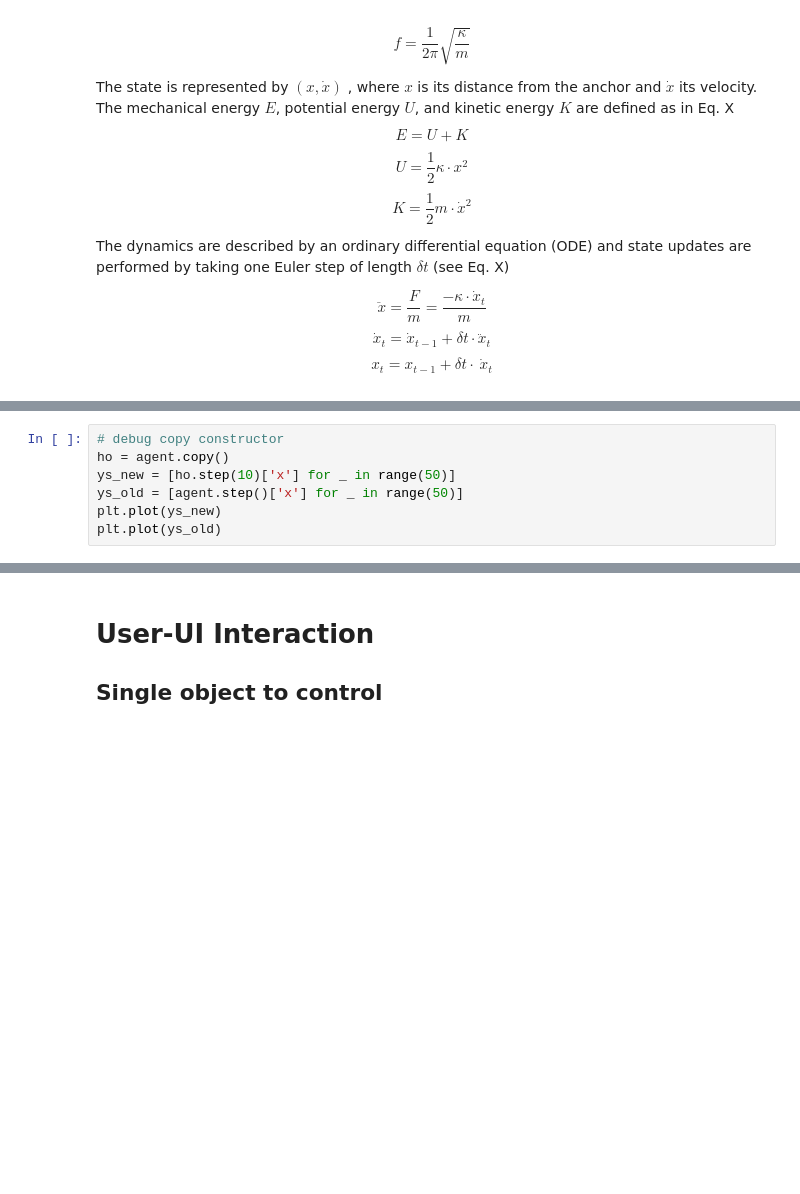
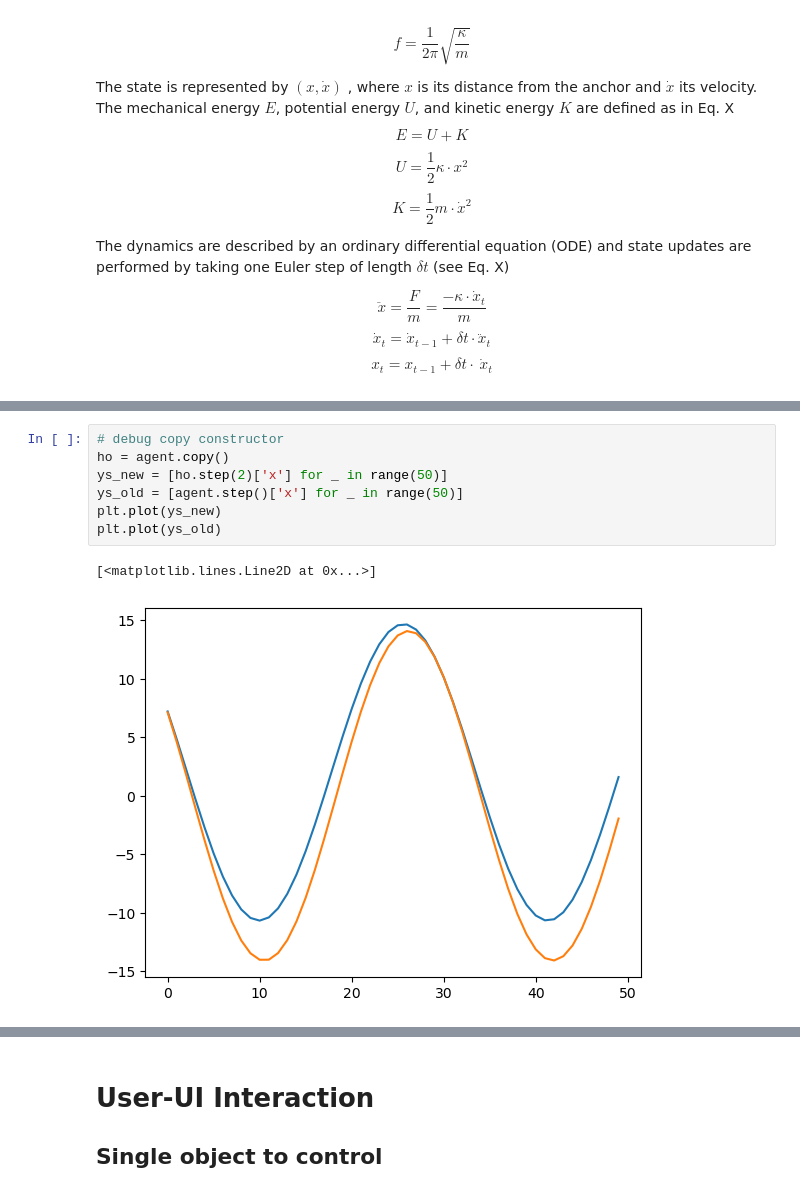
Before and after one commit to drsstein/ai_workshop_2023, a Jupyter notebook: notebooks/harmonic_oscillator_target_selection.ipynb, the cells around one changed output, grey strips where cells are left out. Drawn from its saved outputs; the diff is of its cells as text; blank space fills up the shorter version.

```diff
--- a/notebooks/harmonic_oscillator_target_selection.ipynb
+++ b/notebooks/harmonic_oscillator_target_selection.ipynb
@@ -298,10 +298,13 @@ plt.ylim([0, np.max(es)]);
 # %%
 # debug copy constructor
 ho = agent.copy()
-ys_new = [ho.step(10)['x'] for _ in range(50)]
+ys_new = [ho.step(2)['x'] for _ in range(50)]
 ys_old = [agent.step()['x'] for _ in range(50)]
 plt.plot(ys_new)
 plt.plot(ys_old)
+# %% [output]
+[<matplotlib.lines.Line2D at 0x...>]
+[figure, added]
 # %%
 # simulate dynamics of oscillators with different parameters and different energy
 num_objects = 5
```
Also changed, not shown: parts of 18 cells of this notebook.
